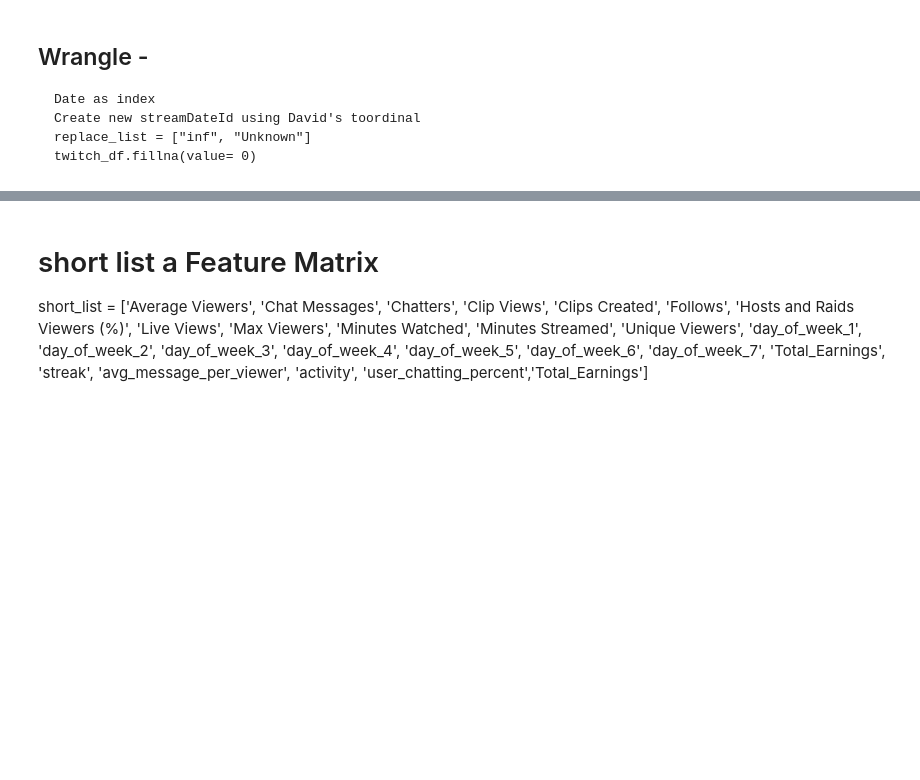
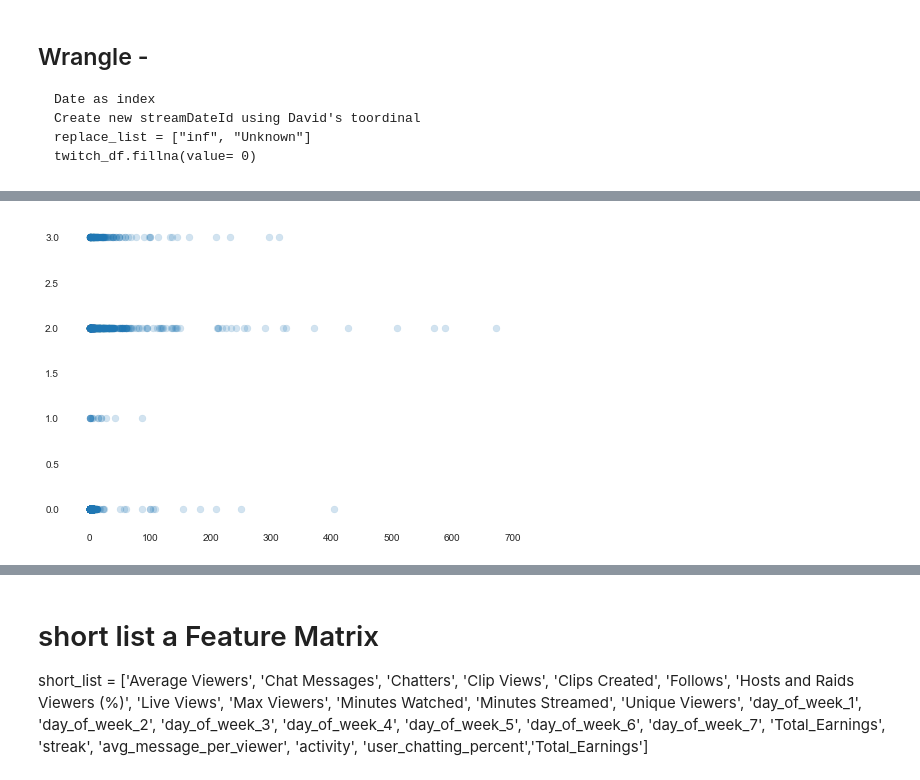
Before and after one commit to ilEnzio/StarKells_Twitch_data, a Jupyter notebook: ERLE_GRANGERII_DS18_UNIT02_Starkells_Exploring_Cleaning02.ipynb, the cells around one changed output, grey strips where cells are left out. Cells and saved outputs as stored; diff of their text form; code cells hidden in the pictures; blank space fills up the shorter version.

```diff
--- a/ERLE_GRANGERII_DS18_UNIT02_Starkells_Exploring_Cleaning02.ipynb
+++ b/ERLE_GRANGERII_DS18_UNIT02_Starkells_Exploring_Cleaning02.ipynb
@@ -251,0 +340,6 @@ game_freq_df.set_index("Game").head(20).sort_values(by="Days").plot.barh()
+# %%
+plt.scatter(twitch_df["Total_Earnings"],
+            twitch_df["player_mode"], alpha=.2)
+plt.show()
+# %% [output]
+[figure, added]
```
Also changed, not shown: parts of 55 cells of this notebook.
